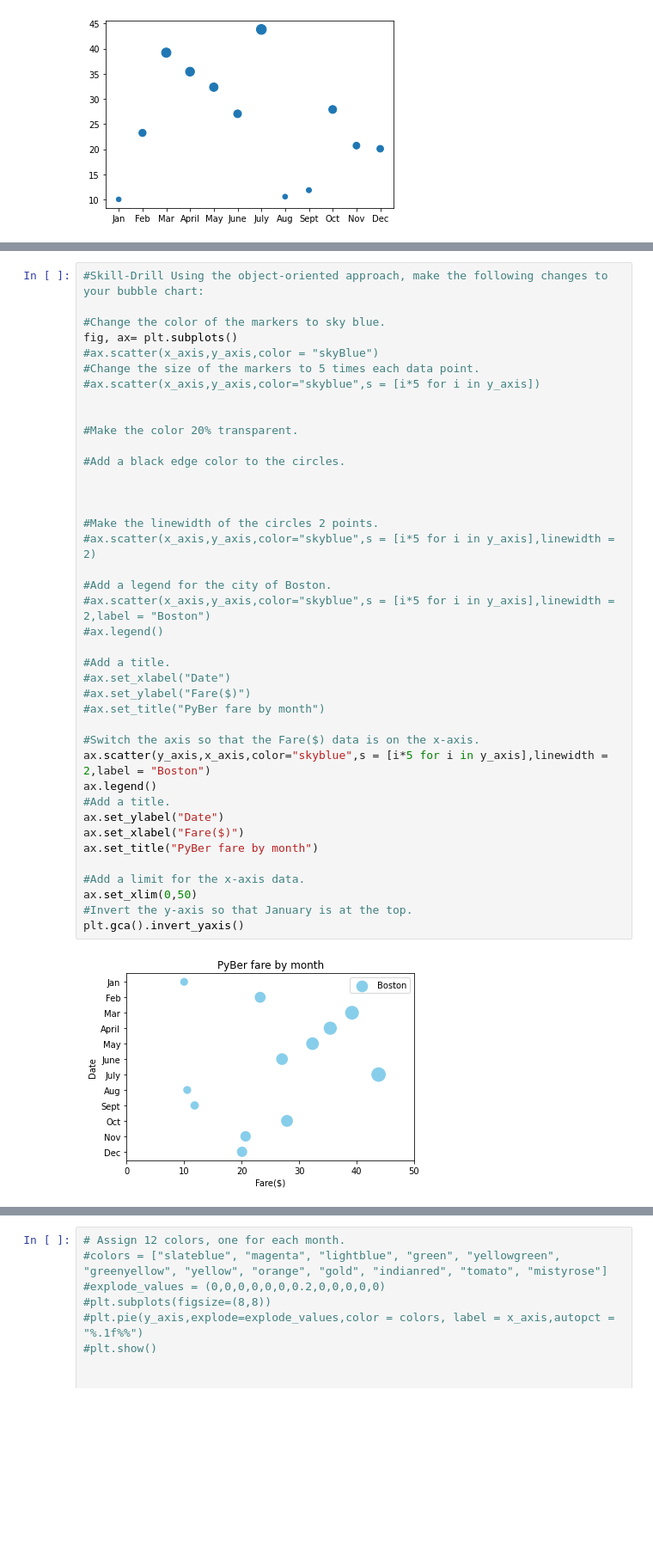
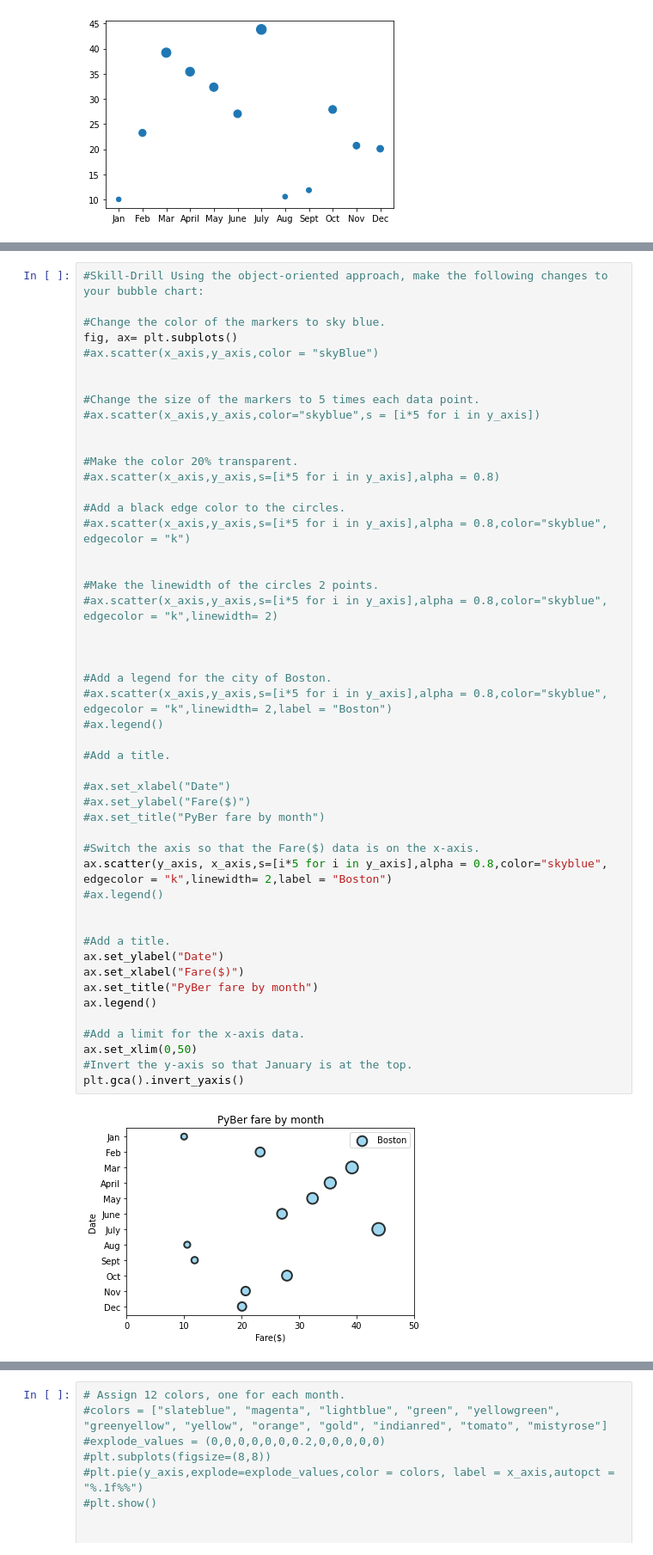
Before and after one commit to swathy84/PyBer_Analysis, a Jupyter notebook: matplotlib_practice.ipynb, the cells around one changed output, grey strips where cells are left out. Shown: that part at 86% size. Cells and saved outputs as stored; diff of their text form; blank space fills up the shorter version.

```diff
--- a/matplotlib_practice.ipynb
+++ b/matplotlib_practice.ipynb
@@ -297,42 +314,51 @@ ax.scatter(x_axis,y_axis,s=y_axis)
 #Change the color of the markers to sky blue.
 fig, ax= plt.subplots()
 #ax.scatter(x_axis,y_axis,color = "skyBlue")
+
+
 #Change the size of the markers to 5 times each data point.
 #ax.scatter(x_axis,y_axis,color="skyblue",s = [i*5 for i in y_axis])
 
 
 #Make the color 20% transparent.
+#ax.scatter(x_axis,y_axis,s=[i*5 for i in y_axis],alpha = 0.8)
 
 #Add a black edge color to the circles.
+#ax.scatter(x_axis,y_axis,s=[i*5 for i in y_axis],alpha = 0.8,color="skyblue", edgecolor = "k")
+
+
+#Make the linewidth of the circles 2 points.
+#ax.scatter(x_axis,y_axis,s=[i*5 for i in y_axis],alpha = 0.8,color="skyblue", edgecolor = "k",linewidth= 2)
 
 
 
-#Make the linewidth of the circles 2 points.
-#ax.scatter(x_axis,y_axis,color="skyblue",s = [i*5 for i in y_axis],linewidth = 2)
-
 #Add a legend for the city of Boston.
-#ax.scatter(x_axis,y_axis,color="skyblue",s = [i*5 for i in y_axis],linewidth = 2,label = "Boston")
+#ax.scatter(x_axis,y_axis,s=[i*5 for i in y_axis],alpha = 0.8,color="skyblue", edgecolor = "k",linewidth= 2,label = "Boston")
 #ax.legend()
 
 #Add a title.
+
 #ax.set_xlabel("Date")
 #ax.set_ylabel("Fare($)")
 #ax.set_title("PyBer fare by month")
 
 #Switch the axis so that the Fare($) data is on the x-axis.
-ax.scatter(y_axis,x_axis,color="skyblue",s = [i*5 for i in y_axis],linewidth = 2,label = "Boston")
-ax.legend()
+ax.scatter(y_axis, x_axis,s=[i*5 for i in y_axis],alpha = 0.8,color="skyblue", edgecolor = "k",linewidth= 2,label = "Boston")
+#ax.legend()
+
+
 #Add a title.
 ax.set_ylabel("Date")
 ax.set_xlabel("Fare($)")
 ax.set_title("PyBer fare by month")
+ax.legend()
 
 #Add a limit for the x-axis data.
 ax.set_xlim(0,50)
 #Invert the y-axis so that January is at the top.
 plt.gca().invert_yaxis()
 # %% [output]
-[figure, old version]
+[figure, new version]
 # %%
 # Creating Pie charts using MATLAB
 # Set the x-axis to a list of strings for each month.
```
Also changed, not shown: parts of 14 cells of this notebook, 2 other files.
